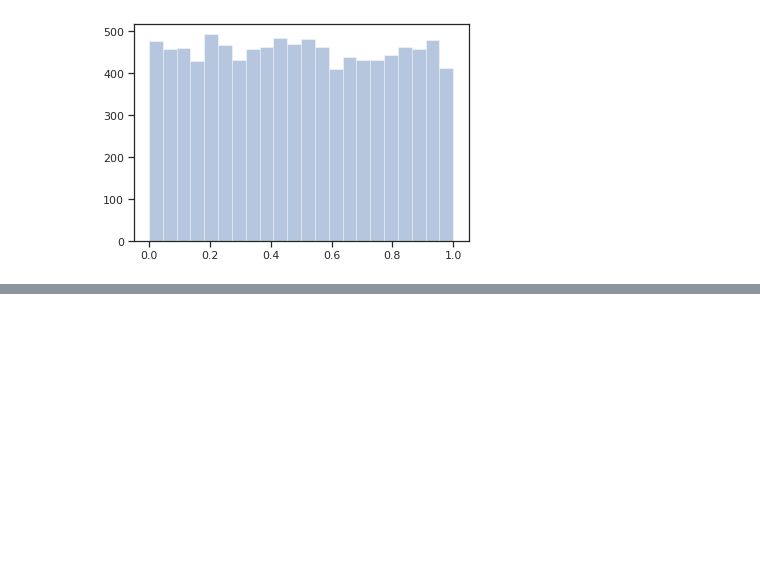
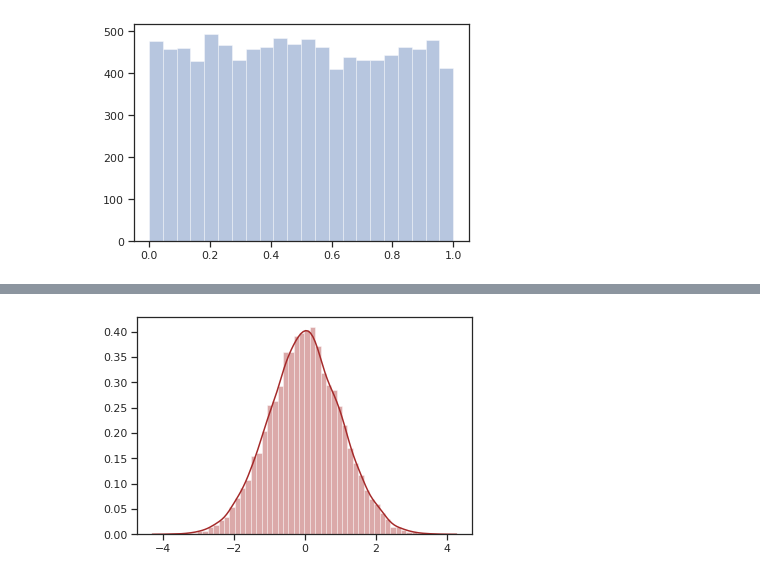
Before and after one commit to jonkrohn/ML-foundations, a Jupyter notebook: notebooks/5-probability.ipynb, the cells around one changed output, grey strips where cells are left out. Saved outputs shown, nothing was run; the diff lists cells and outputs as text; code cells hidden in the pictures; blank space fills up the shorter version.

```diff
--- a/notebooks/5-probability.ipynb
+++ b/notebooks/5-probability.ipynb
@@ -881,0 +914,4 @@ As an example of such a statistical test, the "t-test" (covered in *Intro to Sta
+# %%
+_ = sns.distplot(np.log(x), color='brown')
+# %% [output]
+[figure, added]
```
Also changed, not shown: parts of 22 cells of this notebook.
